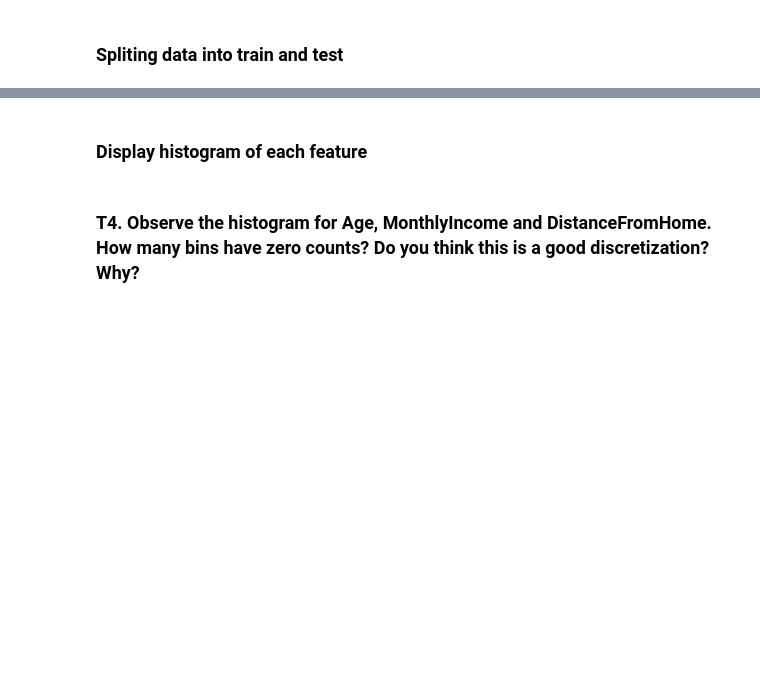
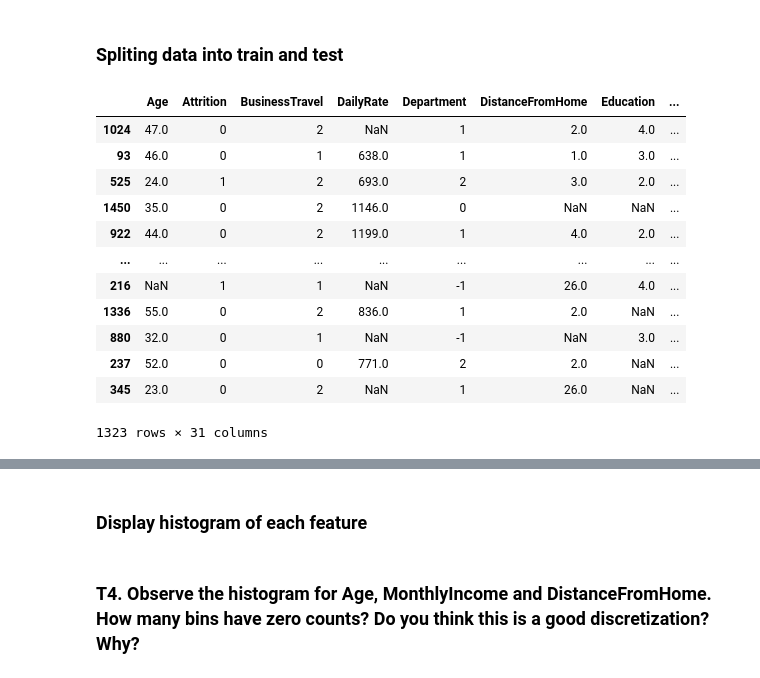
Before and after one commit to pupipatsk/Pattern-Recognition, a Jupyter notebook: HW/HW02/HW2_EmployeeAttritionPrediction.ipynb, the cells around one changed output, grey strips where cells are left out. Saved outputs shown, nothing was run; the diff lists cells and outputs as text; code cells hidden in the pictures; blank space fills up the shorter version.

```diff
--- a/HW/HW02/HW2_EmployeeAttritionPrediction.ipynb
+++ b/HW/HW02/HW2_EmployeeAttritionPrediction.ipynb
@@ -60,3 +76,19 @@ df_train, df_test = train_test_split(df,
                                      test_size=0.1,
                                      stratify=df["Attrition"],
                                      random_state=7)
+# %%
+df_train
+# %% [output]
+|  | Age | Attrition | BusinessTravel | DailyRate | Department | DistanceFromHome | Education | ... |
+| 1024 | 47.0 | 0 | 2 | NaN | 1 | 2.0 | 4.0 | ... |
+| 93 | 46.0 | 0 | 1 | 638.0 | 1 | 1.0 | 3.0 | ... |
+| 525 | 24.0 | 1 | 2 | 693.0 | 2 | 3.0 | 2.0 | ... |
+| 1450 | 35.0 | 0 | 2 | 1146.0 | 0 | NaN | NaN | ... |
+| 922 | 44.0 | 0 | 2 | 1199.0 | 1 | 4.0 | 2.0 | ... |
+| ... | ... | ... | ... | ... | ... | ... | ... | ... |
+| 216 | NaN | 1 | 1 | NaN | -1 | 26.0 | 4.0 | ... |
+| 1336 | 55.0 | 0 | 2 | 836.0 | 1 | 2.0 | NaN | ... |
+| 880 | 32.0 | 0 | 1 | NaN | -1 | NaN | 3.0 | ... |
+| 237 | 52.0 | 0 | 0 | 771.0 | 2 | 2.0 | NaN | ... |
+| 345 | 23.0 | 0 | 2 | NaN | 1 | 26.0 | NaN | ... |
+1323 rows × 31 columns
```
Also changed, not shown: parts of 20 cells of this notebook, 1 other file.
